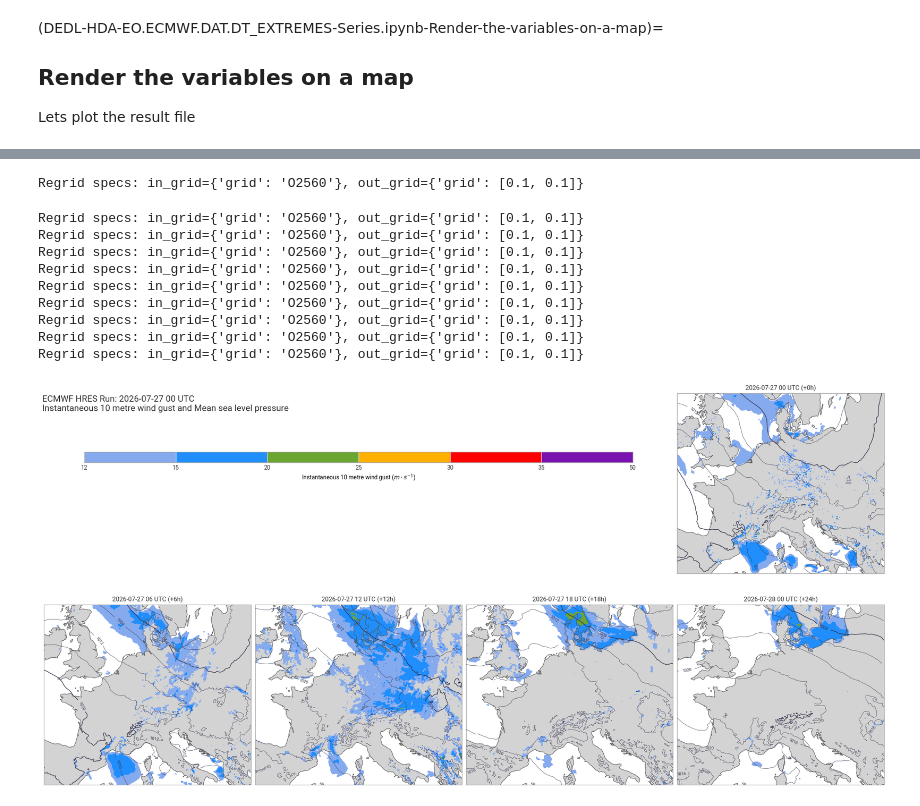
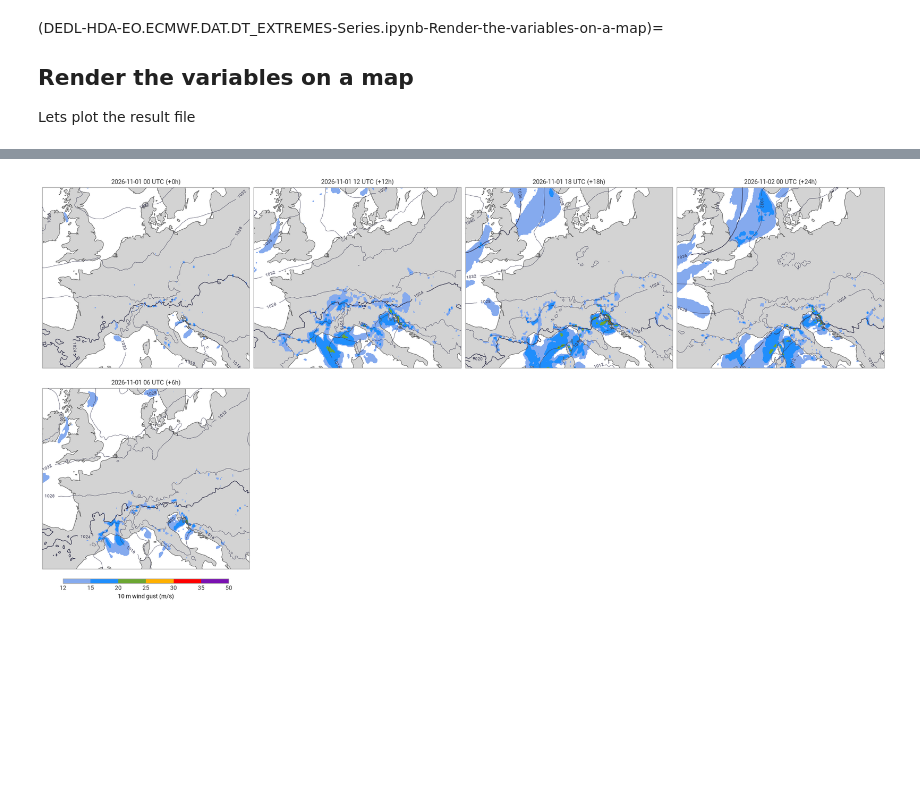
Before and after one commit to destination-earth/DestinE-DataLake-Lab, a Jupyter notebook: HDA/DestinE_Digital_Twins/DEDL-HDA-EO.ECMWF.DAT.DT_EXTREMES-Series.ipynb, the cells around one changed output, grey strips where cells are left out. Drawn from its saved outputs; the diff is of its cells as text; code cells hidden in the pictures; blank space fills up the shorter version.

```diff
--- a/HDA/DestinE_Digital_Twins/DEDL-HDA-EO.ECMWF.DAT.DT_EXTREMES-Series.ipynb
+++ b/HDA/DestinE_Digital_Twins/DEDL-HDA-EO.ECMWF.DAT.DT_EXTREMES-Series.ipynb
@@ -383,47 +373,61 @@ data.ls()
 # %%
-
 import earthkit.plots as ep
 import matplotlib.pyplot as plt
 
 gust_style = ep.Style(
-    colors=["#85AAEE", "#208EFC", "#6CA632", "#FFB000", "#FF0000", "#7A11B1"],
+    colors=[
+        "#85AAEE",
+        "#208EFC",
+        "#6CA632",
+        "#FFB000",
+        "#FF0000",
+        "#7A11B1",
+    ],
     levels=[12, 15, 20, 25, 30, 35, 50],
-    units="m s-1",
 )
 
-figure = ep.Figure(rows=2, columns=4,size=(20, 10))
-row_index=0
-column_index=3
-for i in ["0","6","12","18","24"]:
-    m = figure.add_map(domain=[-5, 23, 40, 58],row=row_index, column=column_index)
-    row_index=1
-    column_index=column_index+1
-    if (column_index==4):
-        column_index=0
-    m.quickplot(data.sel(stepRange=i,shortName="i10fg"), style=gust_style)
-    m.quickplot(data.sel(stepRange=i,shortName="msl"), units="hPa")
+fl = data.to_fieldlist()
+
+# Separate fields
+gust_fields = [f for f in fl if f.metadata("shortName") == "i10fg"]
+msl_fields = [f for f in fl if f.metadata("shortName") == "msl"]
+
+# Sort by forecast step
+gust_fields = sorted(gust_fields, key=lambda x: x.metadata("step"))
+msl_fields = sorted(msl_fields, key=lambda x: x.metadata("step"))
+
+figure = ep.Figure(
+    rows=2,
+    columns=4,
+    figsize=(20, 10),
+)
+last_map = None
+for idx, (gust, msl) in enumerate(zip(gust_fields, msl_fields)):
+
+    row = idx // 4
+    col = idx % 4
+
+    m = figure.add_map(
+        domain=[-5, 23, 40, 58],
+        row=row,
+        column=col,
+    )
+    if last_map is None and idx==4:
+        last_map = m
+    # Wind gusts
+    m.quickplot(gust, style=gust_style)
+
+    # Mean sea level pressure
+    m.quickplot(msl, units="hPa")
     m.land(color="lightgrey")
     m.coastlines()
     m.title("{time:%Y-%m-%d %H} UTC (+{lead_time}h)")
 
 
-ax = plt.axes((0.05, 0.8, 0.65, 0.025))
-figure.legend(ax=ax)
-figure.title(
-        "ECMWF HRES Run: {base_time:%Y-%m-%d %H} UTC\n{variable_name}",
-        fontsize=15, horizontalalignment="left", x=0, y=0.96,
-    )
 
-figure.show()
+last_map.legend(
+    location="bottom",
+    label="10 m wind gust (m/s)"
+)
 # %% [output]
-Regrid specs: in_grid={'grid': 'O2560'}, out_grid={'grid': [0.1, 0.1]}
-Regrid specs: in_grid={'grid': 'O2560'}, out_grid={'grid': [0.1, 0.1]}
-Regrid specs: in_grid={'grid': 'O2560'}, out_grid={'grid': [0.1, 0.1]}
-Regrid specs: in_grid={'grid': 'O2560'}, out_grid={'grid': [0.1, 0.1]}
-Regrid specs: in_grid={'grid': 'O2560'}, out_grid={'grid': [0.1, 0.1]}
-Regrid specs: in_grid={'grid': 'O2560'}, out_grid={'grid': [0.1, 0.1]}
-Regrid specs: in_grid={'grid': 'O2560'}, out_grid={'grid': [0.1, 0.1]}
-Regrid specs: in_grid={'grid': 'O2560'}, out_grid={'grid': [0.1, 0.1]}
-Regrid specs: in_grid={'grid': 'O2560'}, out_grid={'grid': [0.1, 0.1]}
-Regrid specs: in_grid={'grid': 'O2560'}, out_grid={'grid': [0.1, 0.1]}
-[figure, old version]
+[figure, new version]
```
Also changed, not shown: parts of 8 cells of this notebook, 8 other files.
